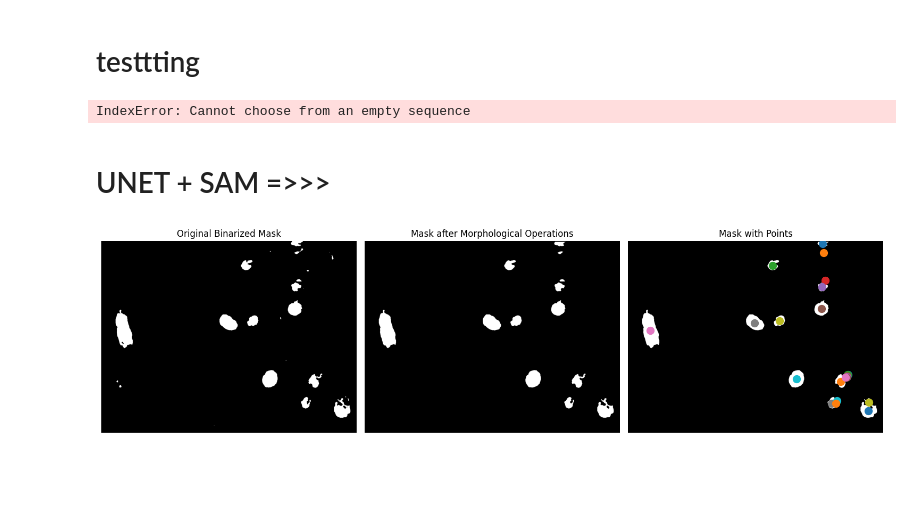
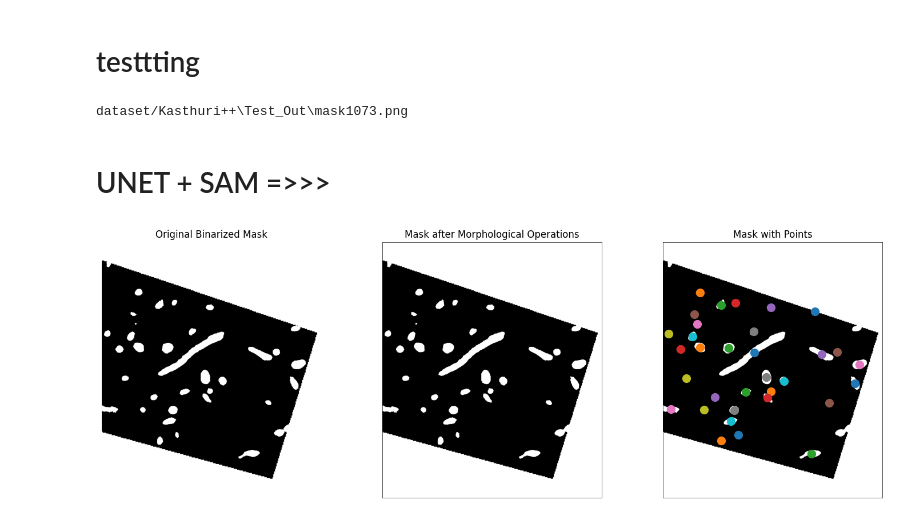
Before and after one commit to tom-choi/sam2, a Jupyter notebook: turnfinesam2_fix_Kasthuri++.ipynb, the cells around one changed output. Drawn from its saved outputs; the diff is of its cells as text; code cells hidden in the pictures; blank space fills up the shorter version.

```diff
--- a/turnfinesam2_fix_Kasthuri++.ipynb
+++ b/turnfinesam2_fix_Kasthuri++.ipynb
@@ -77,7 +77,7 @@ def read_batch(data, visualize_data=False):
     # ann_map = rotate_image(ann_map)
 
     # 调整图像和遮罩大小
-    r = min(1024 / Img.shape[1], 1024 / Img.shape[0])
+    r = min(1334 / Img.shape[1], 1334 / Img.shape[0])
     Img = cv2.resize(Img, (int(Img.shape[1] * r), int(Img.shape[0] * r)))
     ann_map = cv2.resize(ann_map, (int(ann_map.shape[1] * r), int(ann_map.shape[0] * r)),
                         interpolation=cv2.INTER_NEAREST)
@@ -151,12 +151,12 @@ from skimage.morphology import remove_small_objects, disk
 from scipy.ndimage import binary_dilation, binary_erosion
 
 # 可修改的參數
-MIN_SIZE = 100    # 移除小於此尺寸的白色區域
-SELEM_RADIUS = 3  # 形態學操作中圓形結構元素的半徑
+MIN_SIZE = 0    # 移除小於此尺寸的白色區域
+SELEM_RADIUS = 2  # 形態學操作中圓形結構元素的半徑
 
 def read_batch_speical(Img, ann_map, visualize_data=False):
     # 調整圖像和遮罩大小
-    r = min(1024 / Img.shape[1], 1024 / Img.shape[0])  # 縮放因子
+    r = min(1334 / Img.shape[1], 1334 / Img.shape[0])  # 縮放因子
     Img = cv2.resize(Img, (int(Img.shape[1] * r), int(Img.shape[0] * r)))
     ann_map = cv2.resize(ann_map, (int(ann_map.shape[1] * r), int(ann_map.shape[0] * r)), interpolation=cv2.INTER_NEAREST)
 
@@ -369,7 +369,7 @@ Step 1000:       Accuracy (IoU) =  0.9239754891083803
 def read_image(image_path, mask_path):  # read and resize image and mask
    img = cv2.imread(image_path)[..., ::-1]  # Convert BGR to RGB
    mask = cv2.imread(mask_path, 0)
-   r = np.min([1024 / img.shape[1], 1024 / img.shape[0]])
+   r = np.min([1334 / img.shape[1], 1334 / img.shape[0]])
    img = cv2.resize(img, (int(img.shape[1] * r), int(img.shape[0] * r)))
    mask = cv2.resize(mask, (int(mask.shape[1] * r), int(mask.shape[0] * r)), interpolation=cv2.INTER_NEAREST)
    return img, mask
@@ -441,7 +441,7 @@ for i in range(sorted_masks.shape[0]):
 
 # count lou
 # %% [output]
-IndexError: Cannot choose from an empty sequence
+dataset/Kasthuri++\Test_Out\mask1073.png
 # %% [markdown]
 # UNET + SAM =>>>
 # %%
@@ -541,14 +541,14 @@ sam2_model = build_sam2(model_cfg, sam2_checkpoint, device="cuda")
 # %%
 # 可修改的參數
 PATCH_SIZE = 512  # Patch大小,影響分割精度和速度。更大的patch可能提高精度,但會增加計算時間。
-MIN_SIZE = 100  # 移除小於此尺寸的白色區域。更大的值會移除更多的小區域。
-SELEM_RADIUS = 3  # 形態學操作中圓形結構元素的半徑。更大的半徑會導致更多的平滑。
+MIN_SIZE = 10  # 移除小於此尺寸的白色區域。更大的值會移除更多的小區域。
+SELEM_RADIUS = 2  # 形態學操作中圓形結構元素的半徑。更大的半徑會導致更多的平滑。
 OVERLAP_THRESHOLD = 0.15  # 用於判斷是否保留重疊區域的閾值。更高的值會保留更多的重疊區域。
 
 # 加载训练好的分割模型
 device = torch.device("cuda" if torch.cuda.is_available() else "cpu")
 num_classes = 1
-model_path = "overlaping_unet_segmentation.pth"
+model_path = "simple_unet_segmentation.pth"
 model = load_model(model_path, num_classes, device)
 
 # 使用模型预测获取mask
@@ -557,15 +557,15 @@ def get_prediction_mask(model, image, device="cuda"):
 
     # Load and preprocess image
     image = cv2.cvtColor(image, cv2.COLOR_BGR2RGB)
-    image = cv2.resize(image, (1024, 768))
+    image = cv2.resize(image, (1334, 1553))
 
     # Parameters for overlapping patches
     patch_size = PATCH_SIZE
     overlap = patch_size // 2  # 50% overlap
 
     # Calculate steps with overlap
-    h_steps = int(np.ceil((768 - patch_size) / (patch_size - overlap))) + 1
-    w_steps = int(np.ceil((1024 - patch_size) / (patch_size - overlap))) + 1
+    h_steps = int(np.ceil((1553 - patch_size) / (patch_size - overlap))) + 1
+    w_steps = int(np.ceil((1334 - patch_size) / (patch_size - overlap))) + 1
 
     patches_list = []
     patch_positions = []  # Store positions for reconstruction
@@ -574,8 +574,8 @@ def get_prediction_mask(model, image, device="cuda"):
     for i in range(h_steps):
         for j in range(w_steps):
             # Calculate patch coordinates with overlap
-            y_start = min(i * (patch_size - overlap), 768 - patch_size)
-            x_start = min(j * (patch_size - overlap), 1024 - patch_size)
+            y_start = min(i * (patch_size - overlap), 1553 - patch_size)
+            x_start = min(j * (patch_size - overlap), 1334 - patch_size)
 
             # Extract patch
             patch = image[y_start:y_start+patch_size, x_start:x_start+patch_size]
@@ -596,8 +596,8 @@ def get_prediction_mask(model, image, device="cuda"):
         pred_masks = torch.sigmoid(outputs) > 0.5
 
     # Initialize weight and prediction maps
-    weight_map = np.zeros((768, 1024))
-    pred_map = np.zeros((768, 1024))
+    weight_map = np.zeros((1553, 1334))
+    pred_map = np.zeros((1553, 1334))
 
     # Create Gaussian weight kernel for smooth blending
     y, x = np.mgrid[0:patch_size, 0:patch_size]
@@ -611,8 +611,8 @@ def get_prediction_mask(model, image, device="cuda"):
         weighted_patch = mask_patch * weight_kernel
 
         # Add to prediction and weight maps
-        y_end = min(y_start + patch_size, 768)
-        x_end = min(x_start + patch_size, 1024)
+        y_end = min(y_start + patch_size, 1553)
+        x_end = min(x_start + patch_size, 1334)
         h, w = y_end - y_start, x_end - x_start
 
         pred_map[y_start:y_end, x_start:x_end] += weighted_patch[:h, :w]
@@ -634,7 +634,7 @@ from scipy.ndimage import binary_dilation, binary_erosion
 predictor2 = SAM2ImagePredictor(sam2_model)
 
 # Generate random points for the input
-_, _, input_points, _ = read_batch_speical(image, predicted_mask, True)
+_, _, input_points, _ = read_batch_speical(image, org_mask, True) # predicted_mask ---> org_mask
 
 # Perform inference and predict masks
 # 用box(整個圖像)的形式輸入prompt
@@ -655,34 +655,34 @@ occupancy_mask_2 = np.zeros_like(sorted_masks_2[0], dtype=bool)
 
 # Combine masks to create the final segmentation map
 for i in range(sorted_masks_2.shape[0]):
    mask_2 = sorted_masks_2[i]
    if (mask_2 * occupancy_mask_2).sum() / mask_2.sum() > OVERLAP_THRESHOLD:
        continue
 
    mask_bool_2 = mask_2.astype(bool)
    mask_bool_2[occupancy_mask_2] = False  # Set overlapping areas to False in the mask
    occupancy_mask_2[mask_bool_2] = True  # Update occupancy_mask
 
 # 移除小的白色區域
 seg_map2_cleaned = remove_small_objects(occupancy_mask_2, min_size=MIN_SIZE, connectivity=2)
 
 # 創建圓形結構元素
 selem = disk(SELEM_RADIUS)
 
 # 執行閉運算 (先膨脹後腐蝕)
 seg_map2_closed = binary_erosion(binary_dilation(seg_map2_cleaned, selem), selem)
 
 # 將 seg_map2_closed 轉換回原始數據類型
 seg_map2_final = np.zeros_like(seg_map2_closed, dtype=np.uint8)
 
 # 給mask上色
 for i in range(sorted_masks_2.shape[0]):
     mask_2 = sorted_masks_2[i]
     mask_bool_2 = mask_2.astype(bool)
     mask_bool_2 = mask_bool_2 & seg_map2_closed  # 只保留在 seg_map2_closed 中的白色區域
     seg_map2_final[mask_bool_2] = i + 1
 # %% [output]
-[figure, old version]
+[figure, new version]
 # %%
 import matplotlib.pyplot as plt
 
```
Also changed, not shown: parts of 2 cells of this notebook.
